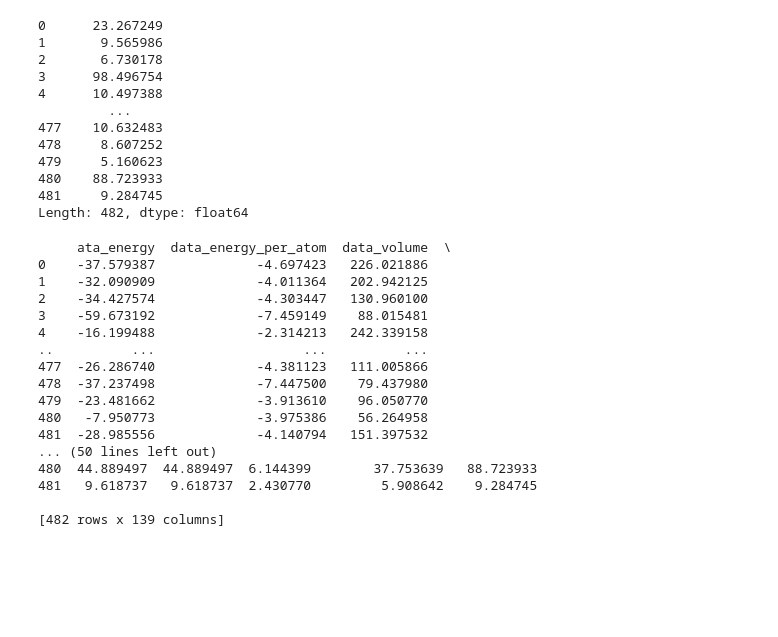
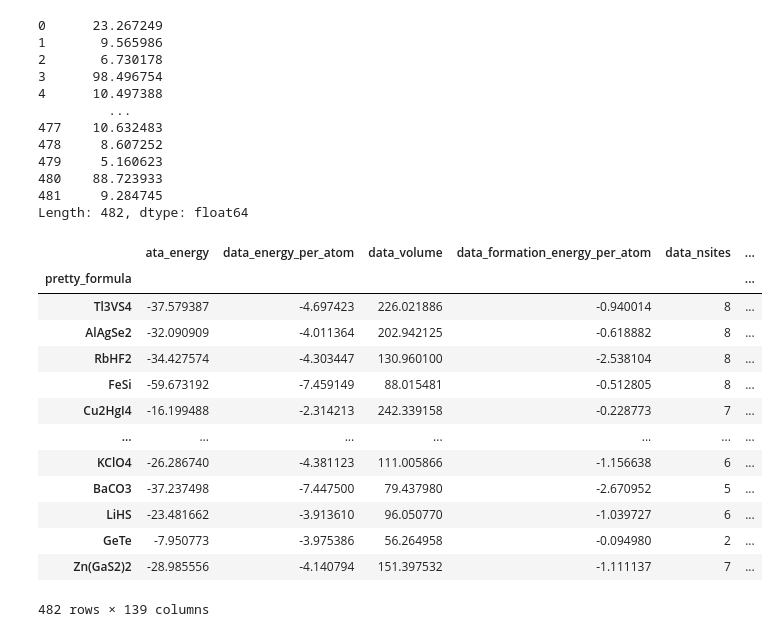
Before and after one commit to motoshi-suzuki-hp/MyPiezo, a Jupyter notebook: dataset.ipynb, the cells around one changed output. Cells and saved outputs as stored; diff of their text form; code cells hidden in the pictures; blank space fills up the shorter version.

Commit message:
this is data

```diff
--- a/dataset.ipynb
+++ b/dataset.ipynb
@@ -251,5 +252,6 @@ Index(['energy', 'energy_per_atom', 'volume', 'formation_energy_per_atom',
       dtype='object')
 # %%
+data_formula = df_MP_3['pretty_formula']
 data_energy = df_MP_3['energy']
 data_energy_per_atom = df_MP_3['energy_per_atom']
 data_volume = df_MP_3['volume']
@@ -699,25 +701,23 @@ this_is_data.columns = ["ata_energy", "data_energy_per_atom", "data_volume", "da
                         "e_total10", "e_total11", "e_total12",
                         "e_total20", "e_total21", "e_total22",
                         "n", "poly_electronic", "poly_total"]
+this_is_data.index = data_formula
 # %%
-print(this_is_data)
+this_is_data
 # %% [output]
+|  | ata_energy | data_energy_per_atom | data_volume | data_formation_energy_per_atom | data_nsites | ... |
+| pretty_formula |  |  |  |  |  | ... |
+| Tl3VS4 | -37.579387 | -4.697423 | 226.021886 | -0.940014 | 8 | ... |
+| AlAgSe2 | -32.090909 | -4.011364 | 202.942125 | -0.618882 | 8 | ... |
+| RbHF2 | -34.427574 | -4.303447 | 130.960100 | -2.538104 | 8 | ... |
+| FeSi | -59.673192 | -7.459149 | 88.015481 | -0.512805 | 8 | ... |
+| Cu2HgI4 | -16.199488 | -2.314213 | 242.339158 | -0.228773 | 7 | ... |
+| ... | ... | ... | ... | ... | ... | ... |
+| KClO4 | -26.286740 | -4.381123 | 111.005866 | -1.156638 | 6 | ... |
+| BaCO3 | -37.237498 | -7.447500 | 79.437980 | -2.670952 | 5 | ... |
+| LiHS | -23.481662 | -3.913610 | 96.050770 | -1.039727 | 6 | ... |
+| GeTe | -7.950773 | -3.975386 | 56.264958 | -0.094980 | 2 | ... |
+| Zn(GaS2)2 | -28.985556 | -4.140794 | 151.397532 | -1.111137 | 7 | ... |
-     ata_energy  data_energy_per_atom  data_volume  \
-0    -37.579387             -4.697423   226.021886
-1    -32.090909             -4.011364   202.942125
-2    -34.427574             -4.303447   130.960100
-3    -59.673192             -7.459149    88.015481
-4    -16.199488             -2.314213   242.339158
-..          ...                   ...          ...
-477  -26.286740             -4.381123   111.005866
-478  -37.237498             -7.447500    79.437980
-479  -23.481662             -3.913610    96.050770
-480   -7.950773             -3.975386    56.264958
-481  -28.985556             -4.140794   151.397532
-... (50 lines left out)
-480  44.889497  44.889497  6.144399        37.753639   88.723933
-481   9.618737   9.618737  2.430770         5.908642    9.284745
-
-[482 rows x 139 columns]
+482 rows × 139 columns
 # %%
 this_is_data.to_csv('this_is_data.csv')
```
Also changed, not shown: parts of 4 cells of this notebook, 2 other files.
